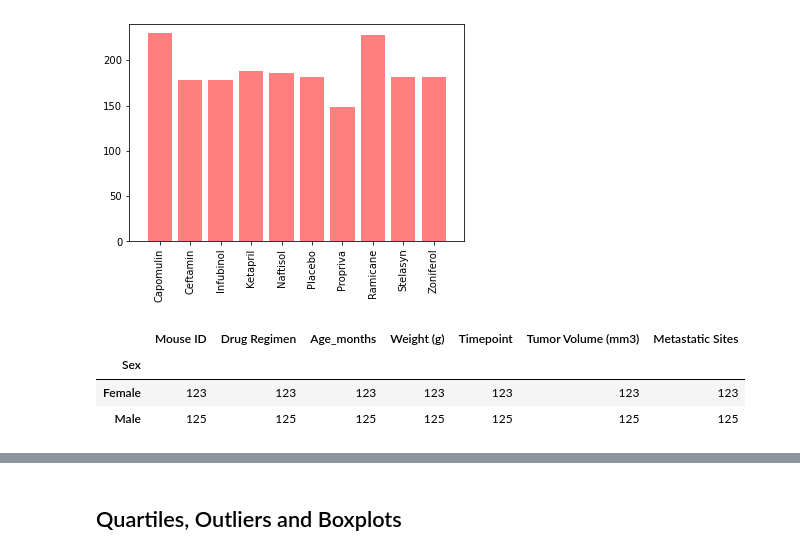
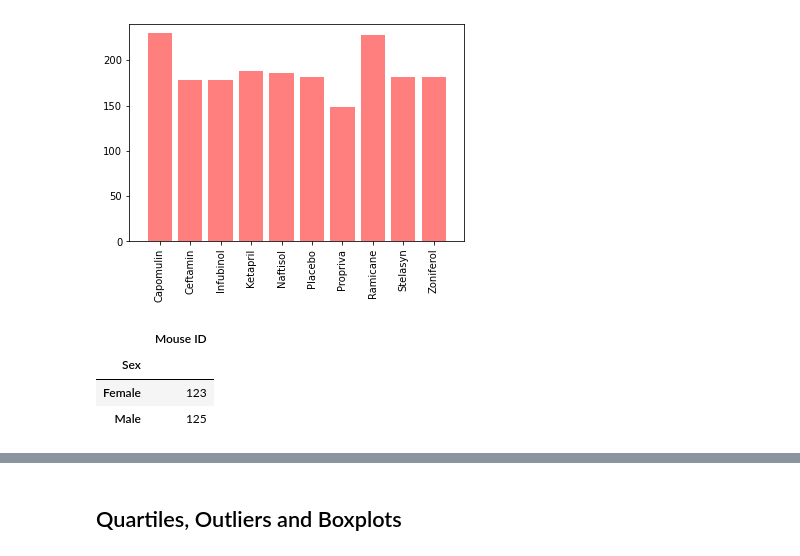
Before and after one commit to eddie0rNot/pymaceuticals-challenge, a Jupyter notebook: pymaceuticals_final.ipynb, the cells around one changed output, grey strips where cells are left out. Saved outputs shown, nothing was run; the diff lists cells and outputs as text; code cells hidden in the pictures.

```diff
--- a/pymaceuticals_final.ipynb
+++ b/pymaceuticals_final.ipynb
@@ -330,12 +330,14 @@ pyplot_bar
 # %%
 #recall mouse table and create dataframe with unique values
 mouse_study_sex = mouse_study.drop_duplicates(subset=['Mouse ID', 'Sex'], keep='last')
 mouse_sex_groupby = mouse_study_sex.groupby('Sex').count()
-mouse_sex_groupby.head()
+mouse_sex_pie = mouse_sex_groupby[["Mouse ID"]]
+mouse_sex_pie.head()
+#mouse_sex_groupby.head()
 # %% [output]
-|  | Mouse ID | Drug Regimen | Age_months | Weight (g) | Timepoint | Tumor Volume (mm3) | Metastatic Sites |
-| Sex |  |  |  |  |  |  |  |
-| Female | 123 | 123 | 123 | 123 | 123 | 123 | 123 |
-| Male | 125 | 125 | 125 | 125 | 125 | 125 | 125 |
+|  | Mouse ID |
+| Sex |  |
+| Female | 123 |
+| Male | 125 |
 # %%
 # Generate a pie plot showing the distribution of female versus male mice using pandas
```
Also changed, not shown: parts of 4 cells of this notebook.
